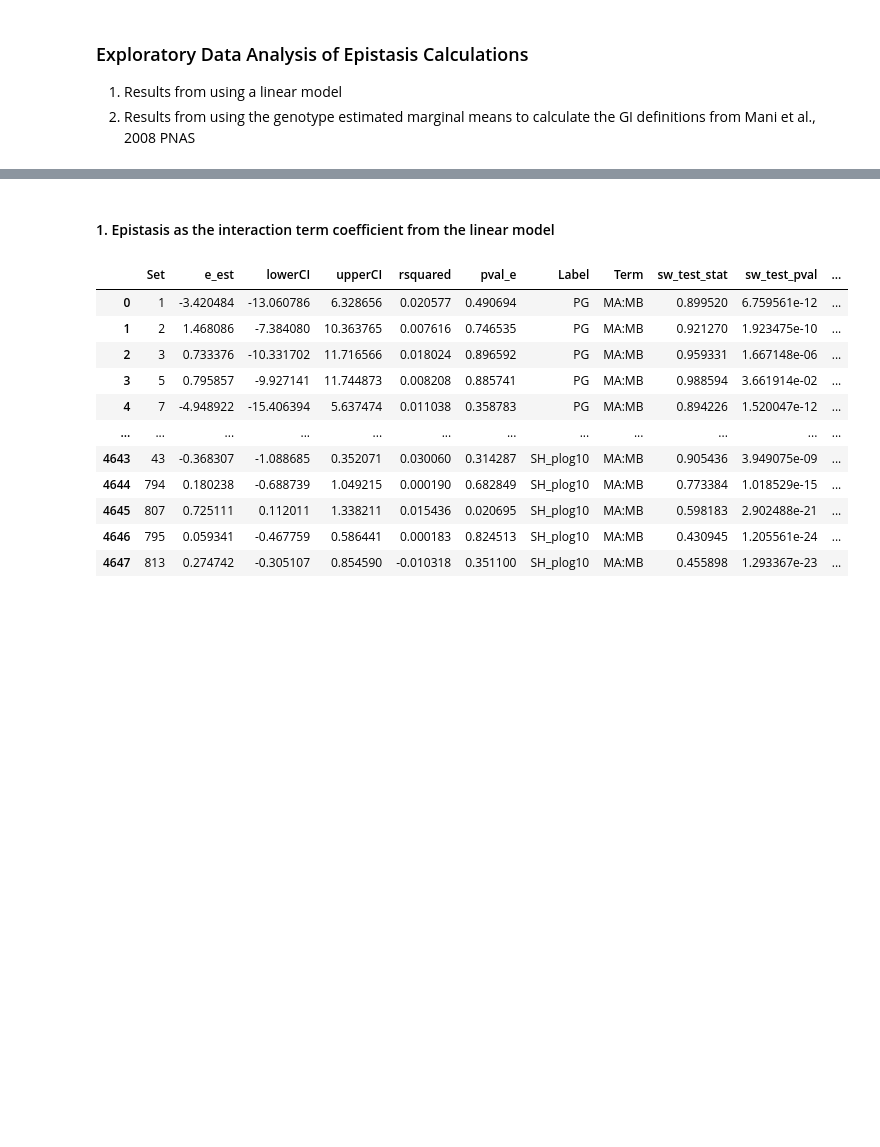
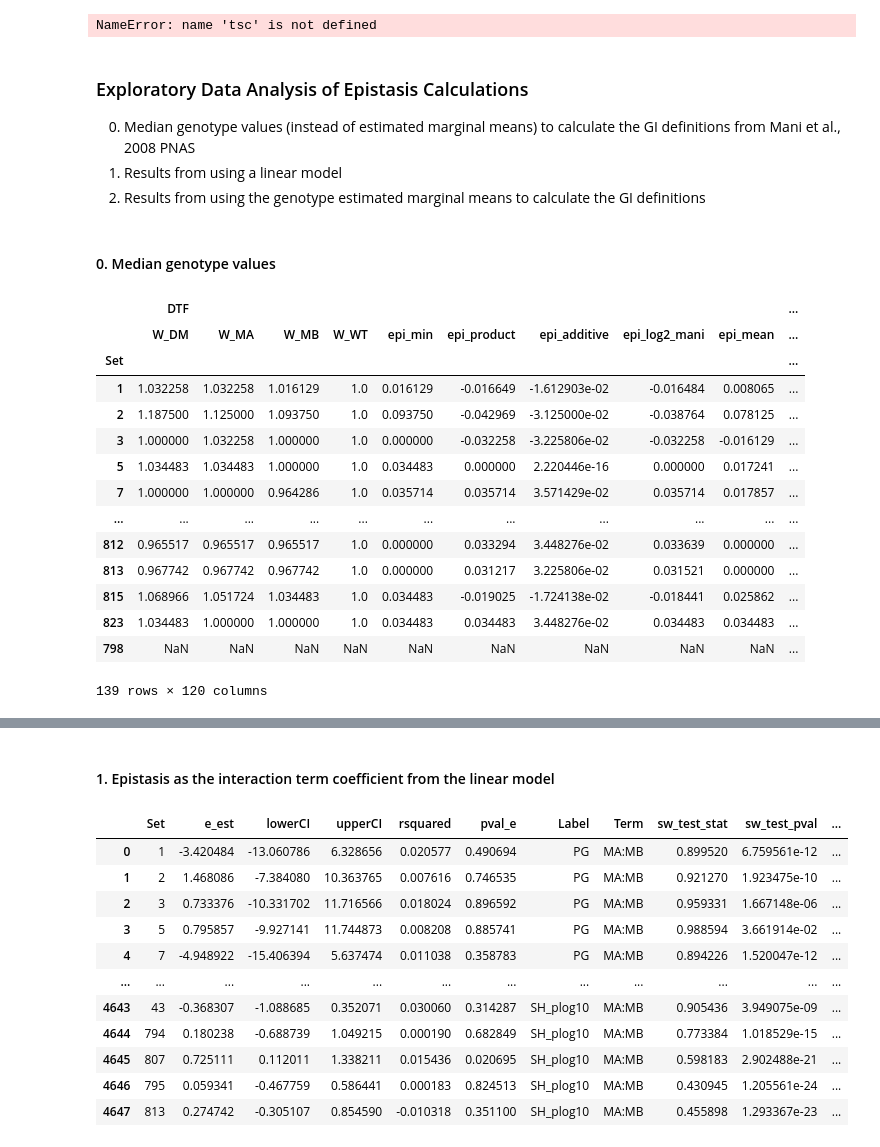
Before and after one commit to ksegaba/ara-kinase-prediction, a Jupyter notebook: code/0d_summarize_epistasis_results.ipynb, the cells around one changed output, grey strips where cells are left out. Drawn from its saved outputs; the diff is of its cells as text; code cells hidden in the pictures; blank space fills up the shorter version.

```diff
--- a/code/0d_summarize_epistasis_results.ipynb
+++ b/code/0d_summarize_epistasis_results.ipynb
@@ -1,4 +12,28 @@
+# %%
+# 0. Perform Mann-Whitney U tests (Wilcoxon rank-sum tests) for each genotype against WT
+from scipy.stats import mannwhitneyu
+
+mwu_res = []
+for trait in ['PG', 'DTB', 'LN', 'DTF', 'SN', 'WO', 'FN', 'SPF', 'TSC', 'SH']:
+    df = pd.read_csv(f'../data/20240923_melissa_ara_data/corrected_data/fitness_data_for_Kenia_09232024_{trait}_emmeans.tsv', sep='\t')
+
+    for set in tsc.Set.unique():
+        for genotype in ['MA', 'MB', 'DM']:
+            group1 = tsc[(tsc.Set == set) & (tsc.Genotype == 'WT')]['TSC']
+            group2 = tsc[(tsc.Set == set) & (tsc.Genotype == genotype)]['TSC']
+            stat, p = mannwhitneyu(group1, group2)
+            mwu_res.append((trait, set, genotype, stat, p))
+            del group1, group2, stat, p
+    del df
+
+mwu_res_df = pd.DataFrame(mwu_res, columns=['Trait', 'Set', 'Genotype', 'Statistic', 'p-value'])
+mwu_res_df = mwu_res_df.pivot(index='Set', columns=['Trait', 'Genotype'], values='p-value')
+mwu_res_df[mwu_res_df < 0.05] = 1
+mwu_res_df.fillna(0, inplace=True)
+# %% [output]
+NameError: name 'tsc' is not defined
 # %% [markdown]
 ### Exploratory Data Analysis of Epistasis Calculations
+0. Median genotype values (instead of estimated marginal means) to calculate the GI definitions from Mani et al., 2008 PNAS
 1. Results from using a linear model
-2. Results from using the genotype estimated marginal means to calculate the GI definitions from Mani et al., 2008 PNAS
+2. Results from using the genotype estimated marginal means to calculate the GI definitions
@@ -10,0 +40,26 @@ import seaborn as sns
+# %% [markdown]
+#### 0. Median genotype values
+# %%
+# Aggregate all individual datasets into one
+files = [f'../data/20240923_melissa_ara_data/corrected_data/{f}' for f in\
+         os.listdir('../data/20240923_melissa_ara_data/corrected_data')\
+         if f.endswith('_medians_epistasis.tsv')]
+dataframes = [pd.read_csv(f, index_col=0, header=[0,1], sep='\t') for f in files]
+med_res = pd.concat(dataframes, axis=1, ignore_index=False)
+med_res
+# %% [output]
+|  | DTF |  |  |  |  |  |  |  |  | ... |
+|  | W_DM | W_MA | W_MB | W_WT | epi_min | epi_product | epi_additive | epi_log2_mani | epi_mean | ... |
+| Set |  |  |  |  |  |  |  |  |  | ... |
+| 1 | 1.032258 | 1.032258 | 1.016129 | 1.0 | 0.016129 | -0.016649 | -1.612903e-02 | -0.016484 | 0.008065 | ... |
+| 2 | 1.187500 | 1.125000 | 1.093750 | 1.0 | 0.093750 | -0.042969 | -3.125000e-02 | -0.038764 | 0.078125 | ... |
+| 3 | 1.000000 | 1.032258 | 1.000000 | 1.0 | 0.000000 | -0.032258 | -3.225806e-02 | -0.032258 | -0.016129 | ... |
+| 5 | 1.034483 | 1.034483 | 1.000000 | 1.0 | 0.034483 | 0.000000 | 2.220446e-16 | 0.000000 | 0.017241 | ... |
+| 7 | 1.000000 | 1.000000 | 0.964286 | 1.0 | 0.035714 | 0.035714 | 3.571429e-02 | 0.035714 | 0.017857 | ... |
+| ... | ... | ... | ... | ... | ... | ... | ... | ... | ... | ... |
+| 812 | 0.965517 | 0.965517 | 0.965517 | 1.0 | 0.000000 | 0.033294 | 3.448276e-02 | 0.033639 | 0.000000 | ... |
+| 813 | 0.967742 | 0.967742 | 0.967742 | 1.0 | 0.000000 | 0.031217 | 3.225806e-02 | 0.031521 | 0.000000 | ... |
+| 815 | 1.068966 | 1.051724 | 1.034483 | 1.0 | 0.034483 | -0.019025 | -1.724138e-02 | -0.018441 | 0.025862 | ... |
+| 823 | 1.034483 | 1.000000 | 1.000000 | 1.0 | 0.034483 | 0.034483 | 3.448276e-02 | 0.034483 | 0.034483 | ... |
+| 798 | NaN | NaN | NaN | NaN | NaN | NaN | NaN | NaN | NaN | ... |
+139 rows × 120 columns
```
Also changed, not shown: parts of 10 cells of this notebook.
